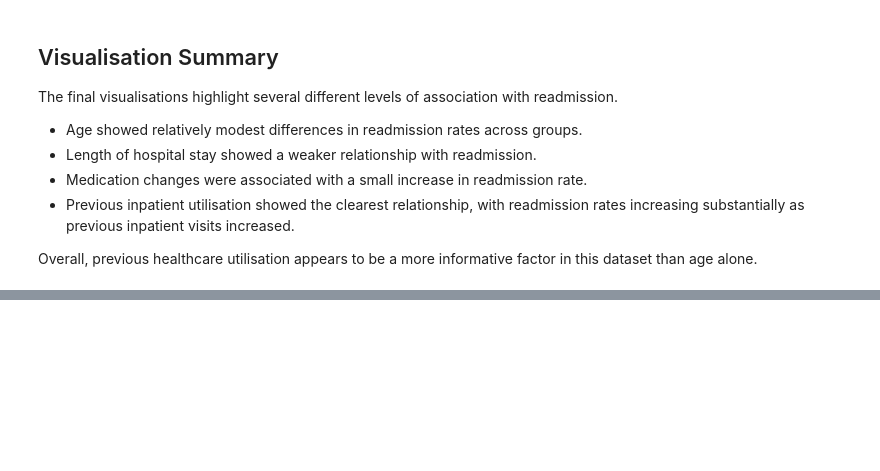
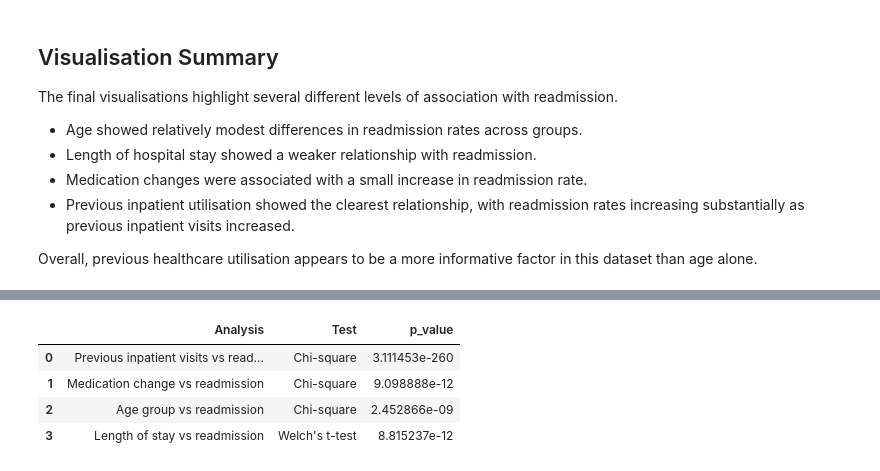
Before and after one commit to shaunagbaje/projects, a Jupyter notebook: hospital_readmission_analysis.ipynb, the cells around one changed output, grey strips where cells are left out. Saved outputs shown, nothing was run; the diff lists cells and outputs as text; code cells hidden in the pictures; blank space fills up the shorter version.

Commit message:
Complete hospital readmission analysis

```diff
--- a/hospital_readmission_analysis.ipynb
+++ b/hospital_readmission_analysis.ipynb
@@ -799,0 +966,47 @@ Overall, previous healthcare utilisation appears to be a more informative factor
+# %%
+inpatient_chi2, inpatient_p, inpatient_dof, inpatient_expected = chi2_contingency(
+    inpatient_contingency
+)
+# %%
+medication_chi2, medication_p, medication_dof, medication_expected = chi2_contingency(
+    medication_contingency
+)
+# %%
+age_chi2, age_p, age_dof, age_expected = chi2_contingency(
+    age_contingency
+)
+# %%
+stay_t_stat, stay_p = ttest_ind(
+    stay_readmitted,
+    stay_not_readmitted,
+    equal_var=False
+)
+# %%
+statistical_results = pd.DataFrame({
+    "Analysis": [
+        "Previous inpatient visits vs readmission",
+        "Medication change vs readmission",
+        "Age group vs readmission",
+        "Length of stay vs readmission"
+    ],
+    "Test": [
+        "Chi-square",
+        "Chi-square",
+        "Chi-square",
+        "Welch's t-test"
+    ],
+    "p_value": [
+        inpatient_p,
+        medication_p,
+        age_p,
+        stay_p
+    ]
+})
+
+statistical_results
+# %% [output]
+|  | Analysis | Test | p_value |
+| 0 | Previous inpatient visits vs read... | Chi-square | 3.111453e-260 |
+| 1 | Medication change vs readmission | Chi-square | 9.098888e-12 |
+| 2 | Age group vs readmission | Chi-square | 2.452866e-09 |
+| 3 | Length of stay vs readmission | Welch's t-test | 8.815237e-12 |
```
Also changed, not shown: parts of 25 cells of this notebook.
